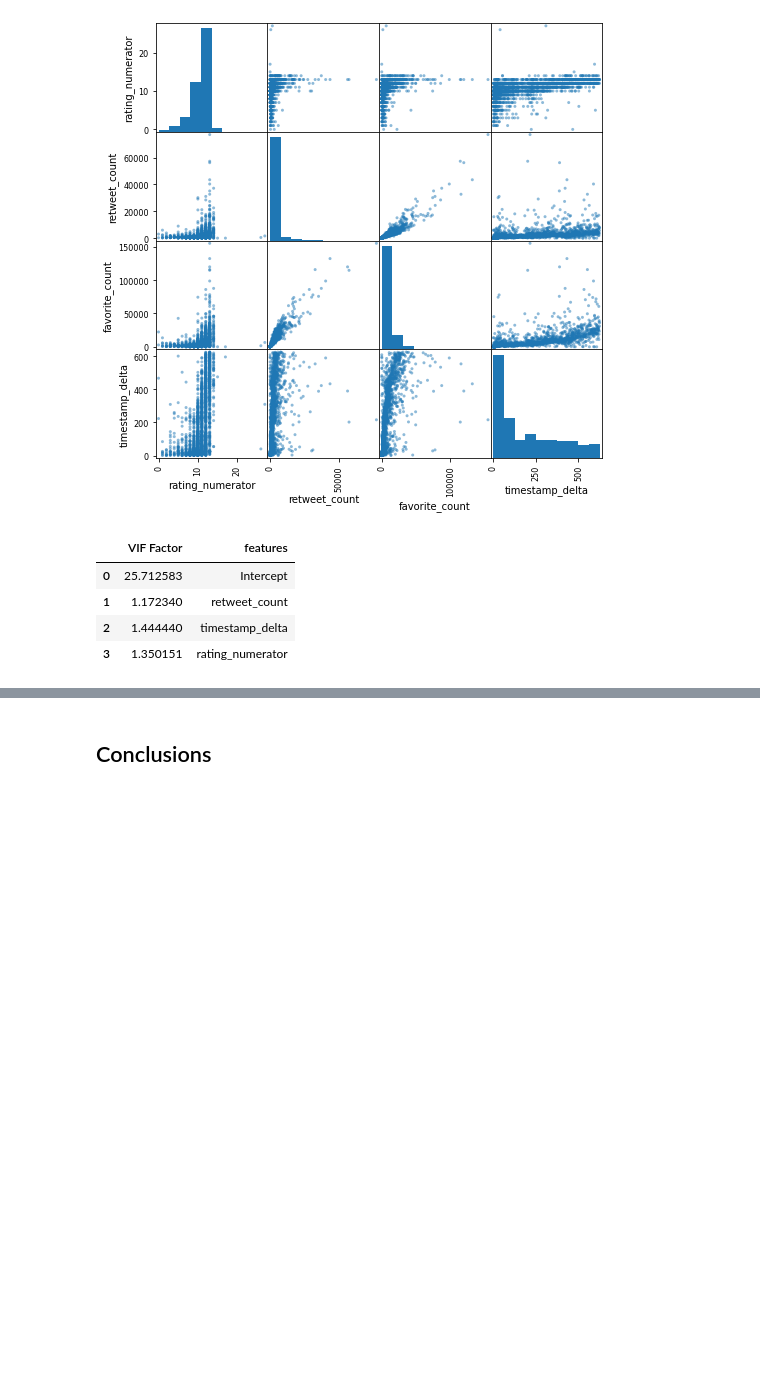
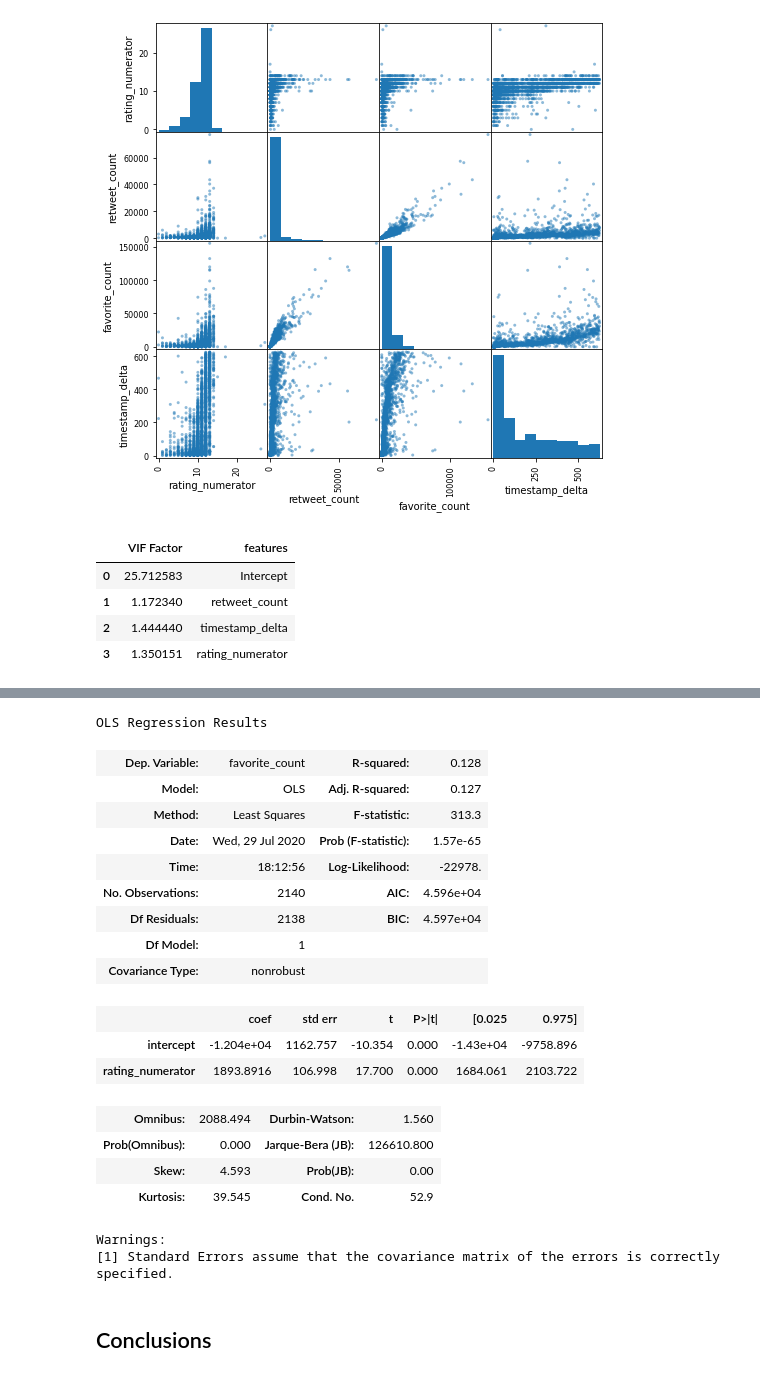
Before and after one commit to shwangelmer/udacityDANDproject5, a Jupyter notebook: wrangle_act.ipynb, the cells around one changed output, grey strips where cells are left out. Drawn from its saved outputs; the diff is of its cells as text; code cells hidden in the pictures; blank space fills up the shorter version.

```diff
--- a/wrangle_act.ipynb
+++ b/wrangle_act.ipynb
@@ -618,3 +672,27 @@ strong multicollinearity or other numerical problems.
+# %%
+mod = sm.OLS(df_tweet.favorite_count, df_tweet[['intercept', 'rating_numerator']])
+result = mod.fit()
+result.summary()
+# %% [output]
+OLS Regression Results
+| Dep. Variable: | favorite_count | R-squared: | 0.128 |
+| Model: | OLS | Adj. R-squared: | 0.127 |
+| Method: | Least Squares | F-statistic: | 313.3 |
+| Date: | Wed, 29 Jul 2020 | Prob (F-statistic): | 1.57e-65 |
+| Time: | 18:12:56 | Log-Likelihood: | -22978. |
+| No. Observations: | 2140 | AIC: | 4.596e+04 |
+| Df Residuals: | 2138 | BIC: | 4.597e+04 |
+| Df Model: | 1 |  |  |
+| Covariance Type: | nonrobust |  |  |
+|  | coef | std err | t | P>|t| | [0.025 | 0.975] |
+| intercept | -1.204e+04 | 1162.757 | -10.354 | 0.000 | -1.43e+04 | -9758.896 |
+| rating_numerator | 1893.8916 | 106.998 | 17.700 | 0.000 | 1684.061 | 2103.722 |
+| Omnibus: | 2088.494 | Durbin-Watson: | 1.560 |
+| Prob(Omnibus): | 0.000 | Jarque-Bera (JB): | 126610.800 |
+| Skew: | 4.593 | Prob(JB): | 0.00 |
+| Kurtosis: | 39.545 | Cond. No. | 52.9 |
+Warnings:
+[1] Standard Errors assume that the covariance matrix of the errors is correctly specified.
 # %% [markdown]
 <a id='conclusions'></a>
 ## Conclusions
```
Also changed, not shown: parts of 6 cells of this notebook.
